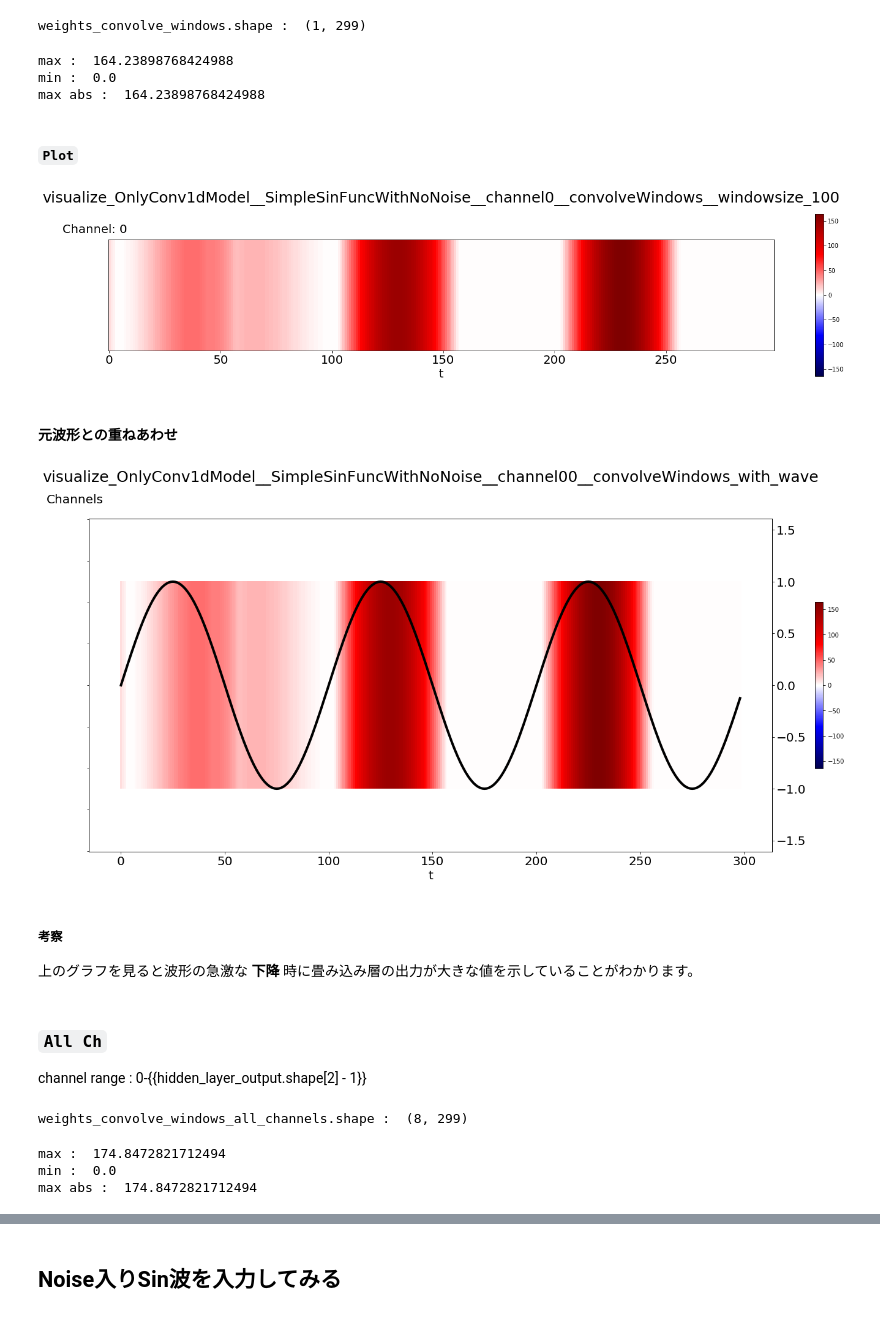
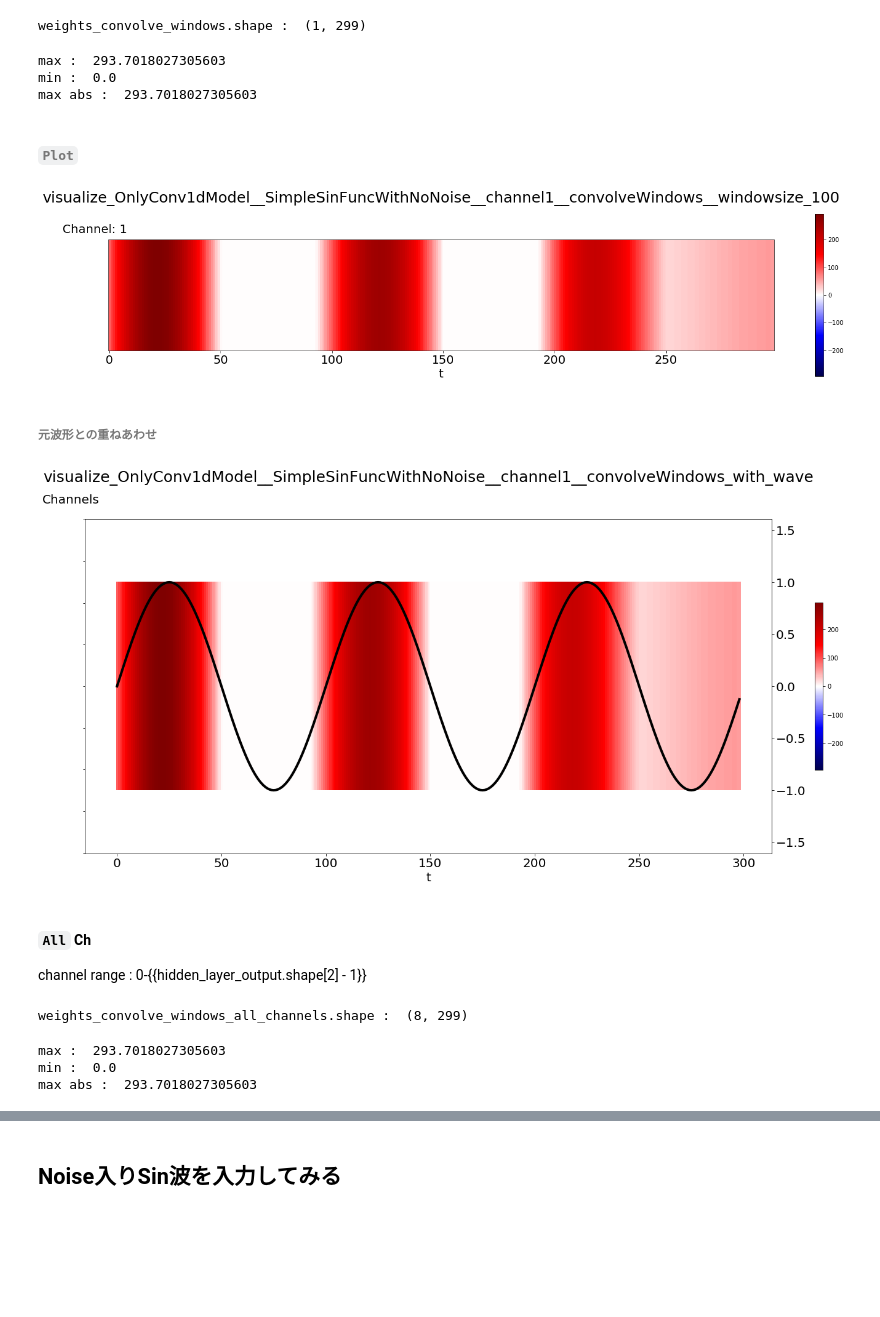
Before and after one commit to pollenjp/article_script, a Jupyter notebook: 20180719_visualize_Conv1d_output__in_kabuku/notebooks/visualize_OnlyConv1dModel__SimpleSinFuncWithNoNoise.ipynb, the cells around one changed output, grey strips where cells are left out. Saved outputs shown, nothing was run; the diff lists cells and outputs as text; code cells hidden in the pictures; blank space fills up the shorter version.

Commit message:
[Update] each channel and conv1d_2 / 20180719_visualize_Conv1d_output__in_kabuku/notebooks/visualize_OnlyConv1dModel__SimpleSinFuncWithNoNoise.ipynb

```diff
--- a/20180719_visualize_Conv1d_output__in_kabuku/notebooks/visualize_OnlyConv1dModel__SimpleSinFuncWithNoNoise.ipynb
+++ b/20180719_visualize_Conv1d_output__in_kabuku/notebooks/visualize_OnlyConv1dModel__SimpleSinFuncWithNoNoise.ipynb
@@ -157,5 +169,6 @@ _________________________________________________________________
 # %%
-from keras.models import Model
-output_layer_name = model.layers[0].name
-hidden_layer_model = Model(inputs=model.input,
-                           outputs=model.get_layer(output_layer_name).output)
+from keras import backend as K
+
+get_hidden_layer_model = K.function(inputs=[model.input],
+                                    outputs=[model.layers[0].output])
+get_hidden_layer_model
@@ -162,5 +177,5 @@ hidden_layer_model = Model(inputs=model.input,
 # %%
-hidden_layer_output = hidden_layer_model.predict(x=input_arr)
+hidden_layer_output = get_hidden_layer_model(inputs=[input_arr])[0]
 print(hidden_layer_output.shape)
 # %% [output]
 (200, 100, 8)
@@ -317,11 +332,11 @@ max_abs = np.maximum(np.max(weights_convolve_windows),
                     )
 print("max abs : ", max_abs)
 # %% [output]
-max :  164.23898768424988
+max :  293.7018027305603
 min :  0.0
-max abs :  164.23898768424988
+max abs :  293.7018027305603
 # %% [markdown]
-##### `Plot`
+###### `Plot`
 # %%
 #--------------------------------------------------------------------------------
 # Plot
@@ -366,14 +381,14 @@ ax.tick_params(axis ='y',        # changes apply to the x-axis
 fig.savefig(fname=str(plot_images_Path / filename))
 plt.show()
 # %% [output]
-[figure, old version]
+[figure, new version]
 # %% [markdown]
-#### 元波形との重ねあわせ
+###### 元波形との重ねあわせ
 # %%
 #--------------------------------------------------------------------------------
 # Setting Parameter
 #--------------------------------------------------------------------------------
-title = ipynb_title + "__channel00__convolveWindows_with_wave"
+title = "{}__channel{}__convolveWindows_with_wave".format(ipynb_title, ch)
 filename = title + ".png"
 
 figsize = (25, 10)
@@ -420,39 +435,36 @@ ax1.yaxis.set_label_coords(x=-0.02, y=1.04)
 ax1.tick_params(labelsize=20)
 ## y ticks
 ax1.tick_params(axis ='y',        # changes apply to the x-axis
                which="both",     # both major and minor ticks are affected
                left =False,      # ticks along the bottom edge are off
                labelleft=False)  # labels along the bottom edge are off
                # ref: https://stackoverflow.com/questions/12998430/remove-xticks-in-a-matplotlib-plot
 
 #------------------------------------------------------------
 # wave
 #------------------------------------------------------------
 ax2 = ax1.twinx()
 ax2.yaxis.tick_right()                          # y軸を右に指定
 ax2.yaxis.set_label_position(position="right")  # y軸のラベルを右に指定
 ax2.plot(np.arange(wave_size - predictsize), wave[:wave_size - predictsize],
          linewidth="4", color="black")
 #----------------------------------------
 # plot config
 #----------------------------------------
 ## title & axis labels
 ax2.tick_params(labelsize=20)
 
 xratio = 3  # <width> / <height>
 aspect = (1/xratio) * (ax2.get_xlim()[1] - ax2.get_xlim()[0]) / (ax2.get_ylim()[0] - ax2.get_ylim()[1])
 ax2.set_aspect(aspect=aspect,)  # <height> = <aspect_num> x <width>
 
 
 fig.savefig(fname=str(plot_images_Path / filename))
 plt.show()
 # %% [output]
-[figure, old version]
+[figure, new version]
-# %% [markdown]
-##### 考察
-上のグラフを見ると波形の急激な __下降__ 時に畳み込み層の出力が大きな値を示していることがわかります。
 # %% [markdown]
-### `All Ch`
+#### `All` Ch
 channel range : 0-{{hidden_layer_output.shape[2] - 1}}
 # %%
 #------------------------------------------------------------
@@ -516,7 +528,7 @@ max_abs = np.maximum(np.max(weights_convolve_windows_all_channels),
                     )
 print("max abs : ", max_abs)
 # %% [output]
-max :  174.8472821712494
+max :  293.7018027305603
 min :  0.0
-max abs :  174.8472821712494
+max abs :  293.7018027305603
 # %% [markdown]
```
Also changed, not shown: parts of 94 cells of this notebook.
